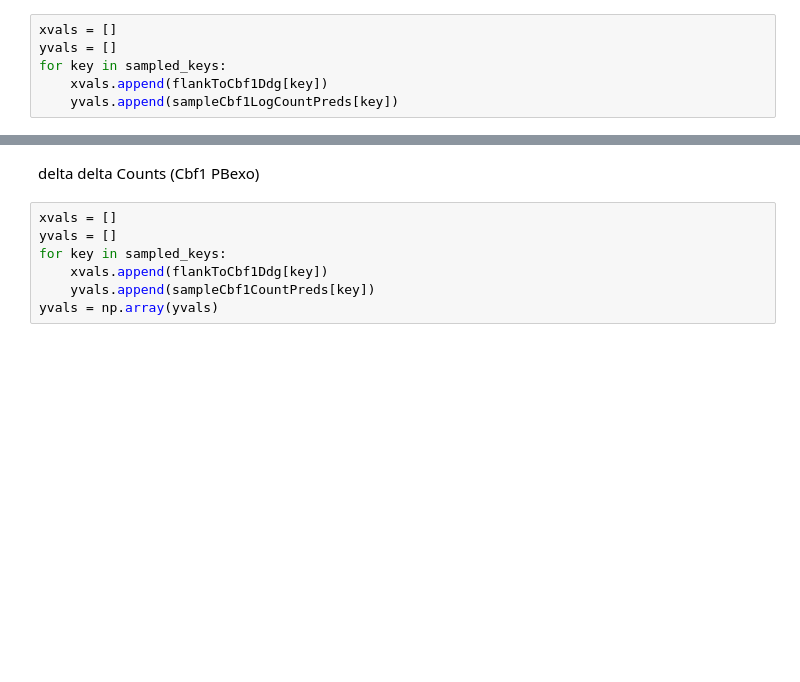
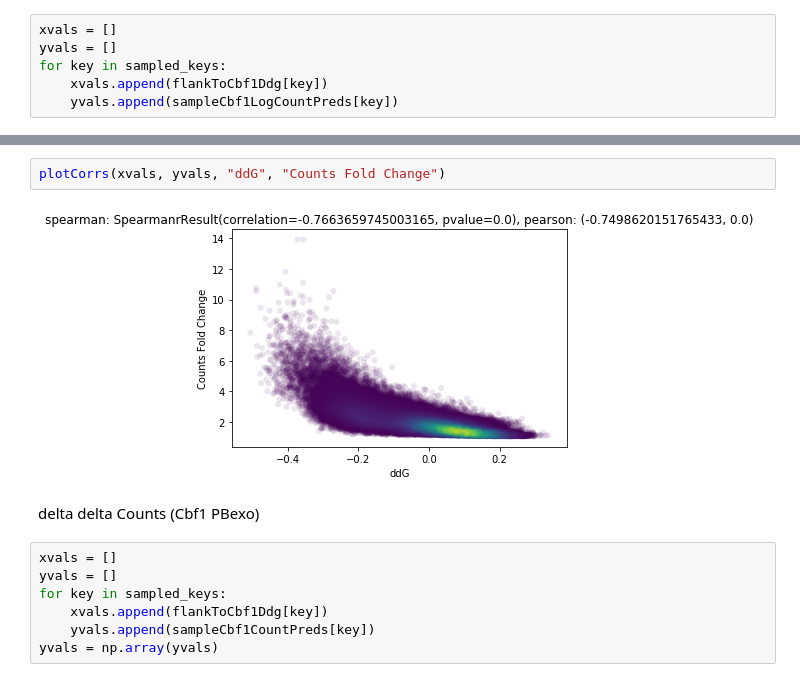
Before and after one commit to kundajelab/pho4, a Jupyter notebook: relativity.ipynb, the cells around one changed output, grey strips where cells are left out. Cells and saved outputs as stored; diff of their text form; blank space fills up the shorter version.

```diff
--- a/relativity.ipynb
+++ b/relativity.ipynb
@@ -120,3 +142,7 @@ plotCorrs(xvals, yvals, "ddG", "Delta Log Counts")
+# %%
+plotCorrs(xvals, yvals, "ddG", "Counts Fold Change")
+# %% [output]
+[figure, added]
 # %% [markdown]
 delta delta Counts (Cbf1 PBexo)
 # %%
```
Also changed, not shown: parts of 12 cells of this notebook.
